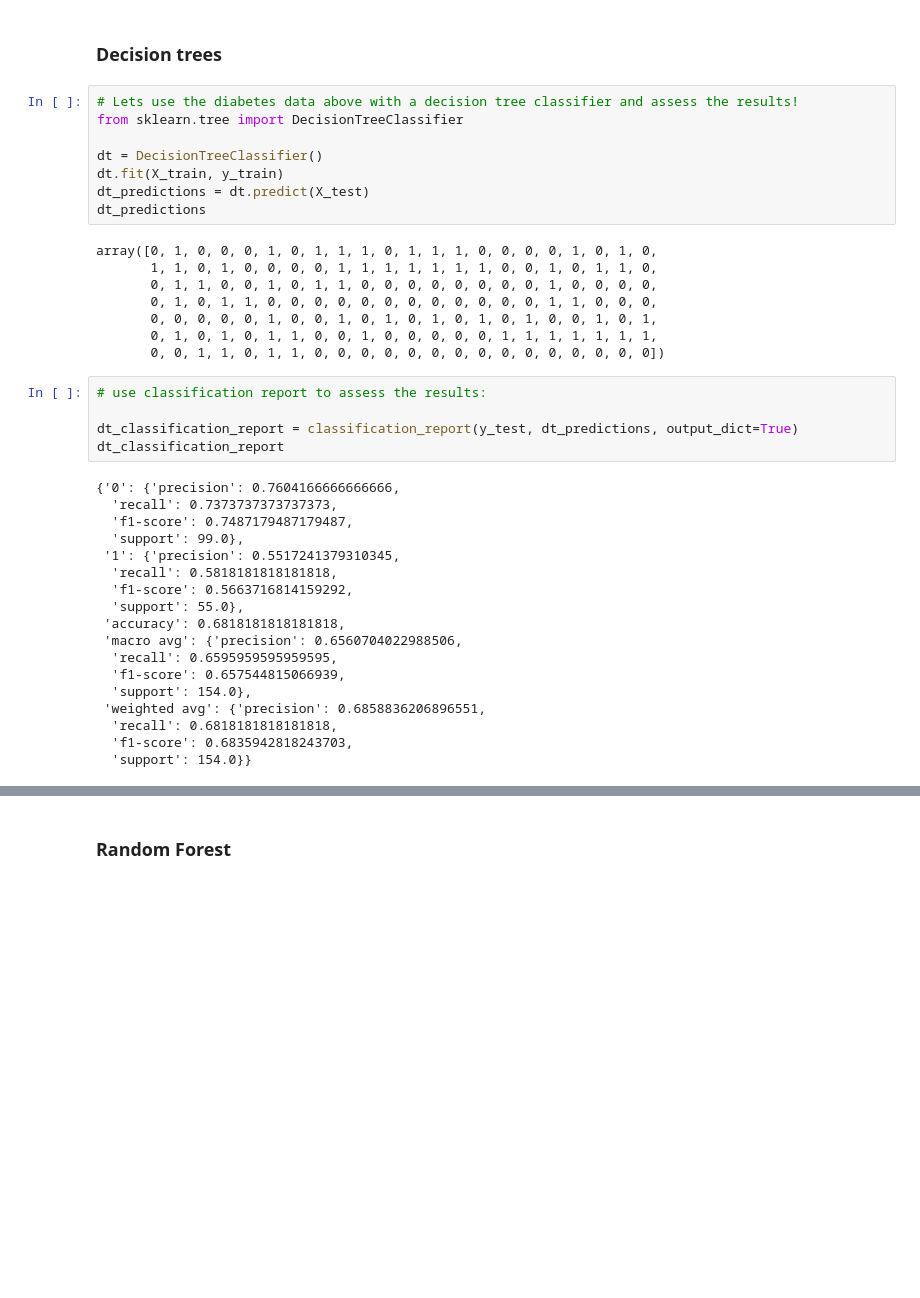
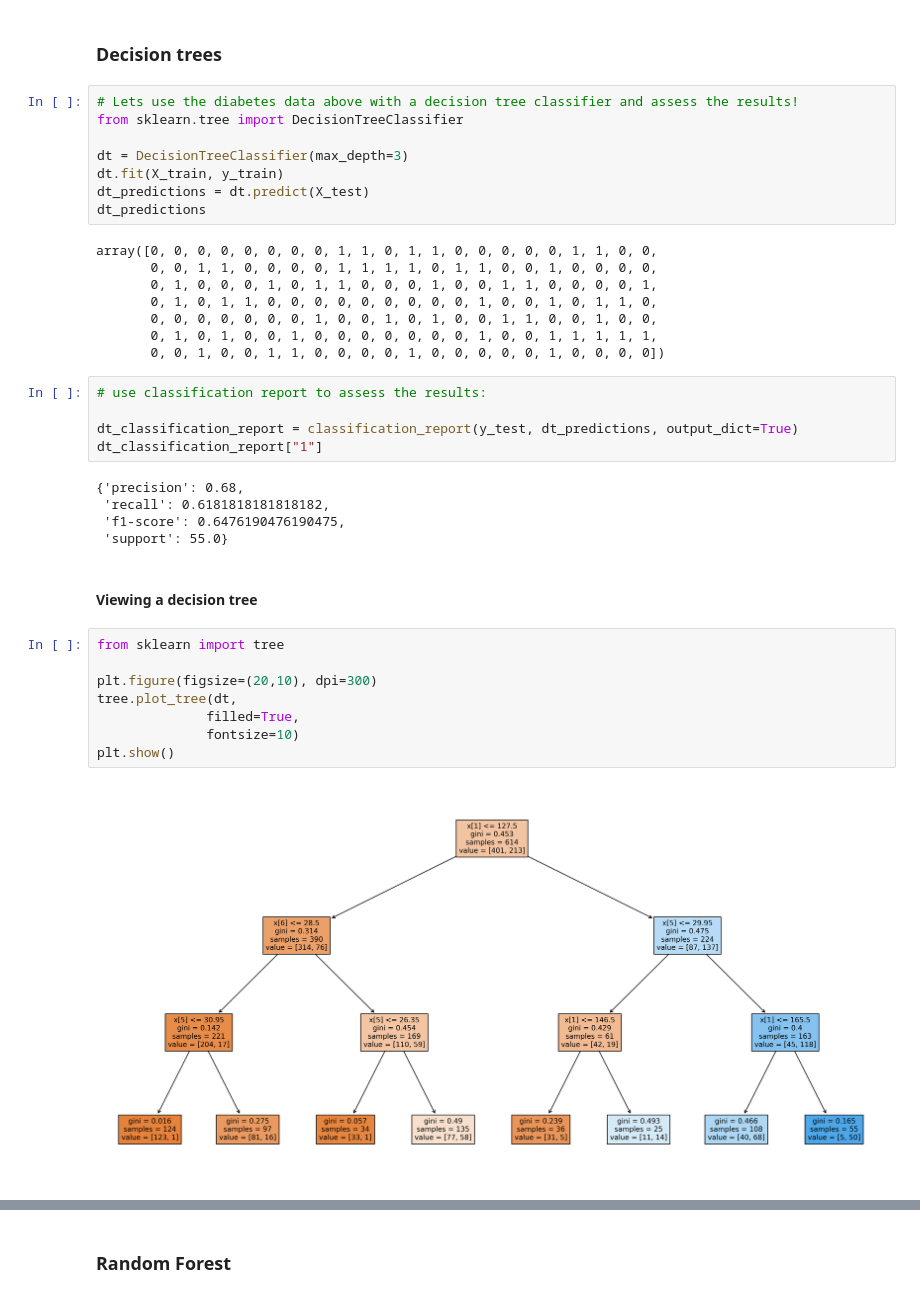
Before and after one commit to Meg-Guidry/ml_revision_Jan2024, a Jupyter notebook: ml_practice_notebook.ipynb, the cells around one changed output, grey strips where cells are left out. Saved outputs shown, nothing was run; the diff lists cells and outputs as text; blank space fills up the shorter version.

```diff
--- a/ml_practice_notebook.ipynb
+++ b/ml_practice_notebook.ipynb
@@ -426,38 +414,37 @@ logr_classification_report
 # Lets use the diabetes data above with a decision tree classifier and assess the results!
 from sklearn.tree import DecisionTreeClassifier
 
-dt = DecisionTreeClassifier()
+dt = DecisionTreeClassifier(max_depth=3)
 dt.fit(X_train, y_train)
 dt_predictions = dt.predict(X_test)
 dt_predictions
 # %% [output]
-array([0, 1, 0, 0, 0, 1, 0, 1, 1, 1, 0, 1, 1, 1, 0, 0, 0, 0, 1, 0, 1, 0,
-       1, 1, 0, 1, 0, 0, 0, 0, 1, 1, 1, 1, 1, 1, 1, 0, 0, 1, 0, 1, 1, 0,
-       0, 1, 1, 0, 0, 1, 0, 1, 1, 0, 0, 0, 0, 0, 0, 0, 0, 1, 0, 0, 0, 0,
-       0, 1, 0, 1, 1, 0, 0, 0, 0, 0, 0, 0, 0, 0, 0, 0, 0, 1, 1, 0, 0, 0,
-       0, 0, 0, 0, 0, 1, 0, 0, 1, 0, 1, 0, 1, 0, 1, 0, 1, 0, 0, 1, 0, 1,
-       0, 1, 0, 1, 0, 1, 1, 0, 0, 1, 0, 0, 0, 0, 0, 1, 1, 1, 1, 1, 1, 1,
-       0, 0, 1, 1, 0, 1, 1, 0, 0, 0, 0, 0, 0, 0, 0, 0, 0, 0, 0, 0, 0, 0])
+array([0, 0, 0, 0, 0, 0, 0, 0, 1, 1, 0, 1, 1, 0, 0, 0, 0, 0, 1, 1, 0, 0,
+       0, 0, 1, 1, 0, 0, 0, 0, 1, 1, 1, 1, 0, 1, 1, 0, 0, 1, 0, 0, 0, 0,
+       0, 1, 0, 0, 0, 1, 0, 1, 1, 0, 0, 0, 1, 0, 0, 1, 1, 0, 0, 0, 0, 1,
+       0, 1, 0, 1, 1, 0, 0, 0, 0, 0, 0, 0, 0, 0, 1, 0, 0, 1, 0, 1, 1, 0,
+       0, 0, 0, 0, 0, 0, 0, 1, 0, 0, 1, 0, 1, 0, 0, 1, 1, 0, 0, 1, 0, 0,
+       0, 1, 0, 1, 0, 0, 1, 0, 0, 0, 0, 0, 0, 0, 1, 0, 0, 1, 1, 1, 1, 1,
+       0, 0, 1, 0, 0, 1, 1, 0, 0, 0, 0, 1, 0, 0, 0, 0, 0, 1, 0, 0, 0, 0])
 # %%
 # use classification report to assess the results:
 
 dt_classification_report = classification_report(y_test, dt_predictions, output_dict=True)
-dt_classification_report
+dt_classification_report["1"]
 # %% [output]
-{'0': {'precision': 0.7604166666666666,
-  'recall': 0.7373737373737373,
-  'f1-score': 0.7487179487179487,
-  'support': 99.0},
- '1': {'precision': 0.5517241379310345,
-  'recall': 0.5818181818181818,
-  'f1-score': 0.5663716814159292,
-  'support': 55.0},
- 'accuracy': 0.6818181818181818,
- 'macro avg': {'precision': 0.6560704022988506,
-  'recall': 0.6595959595959595,
-  'f1-score': 0.657544815066939,
-  'support': 154.0},
- 'weighted avg': {'precision': 0.6858836206896551,
-  'recall': 0.6818181818181818,
-  'f1-score': 0.6835942818243703,
-  'support': 154.0}}
+{'precision': 0.68,
+ 'recall': 0.6181818181818182,
+ 'f1-score': 0.6476190476190475,
+ 'support': 55.0}
+# %% [markdown]
+####  Viewing a decision tree
+# %%
+from sklearn import tree
+
+plt.figure(figsize=(20,10), dpi=300)
+tree.plot_tree(dt,
+              filled=True,
+              fontsize=10)
+plt.show()
+# %% [output]
+[figure, added]
```
Also changed, not shown: parts of 11 cells of this notebook.
